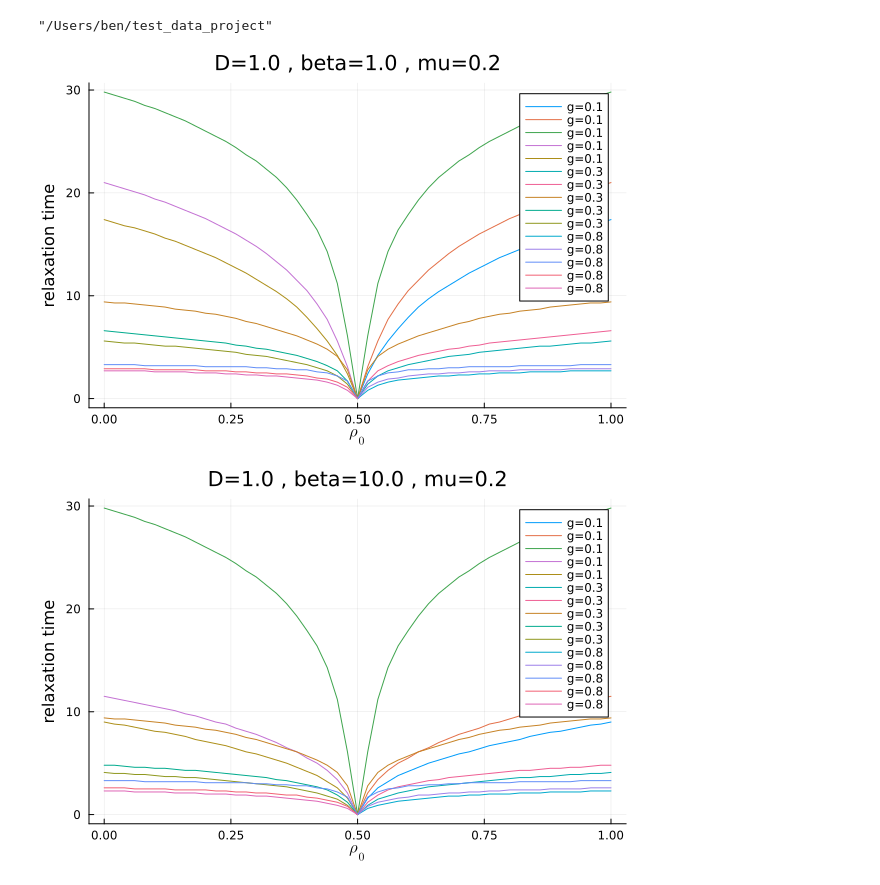
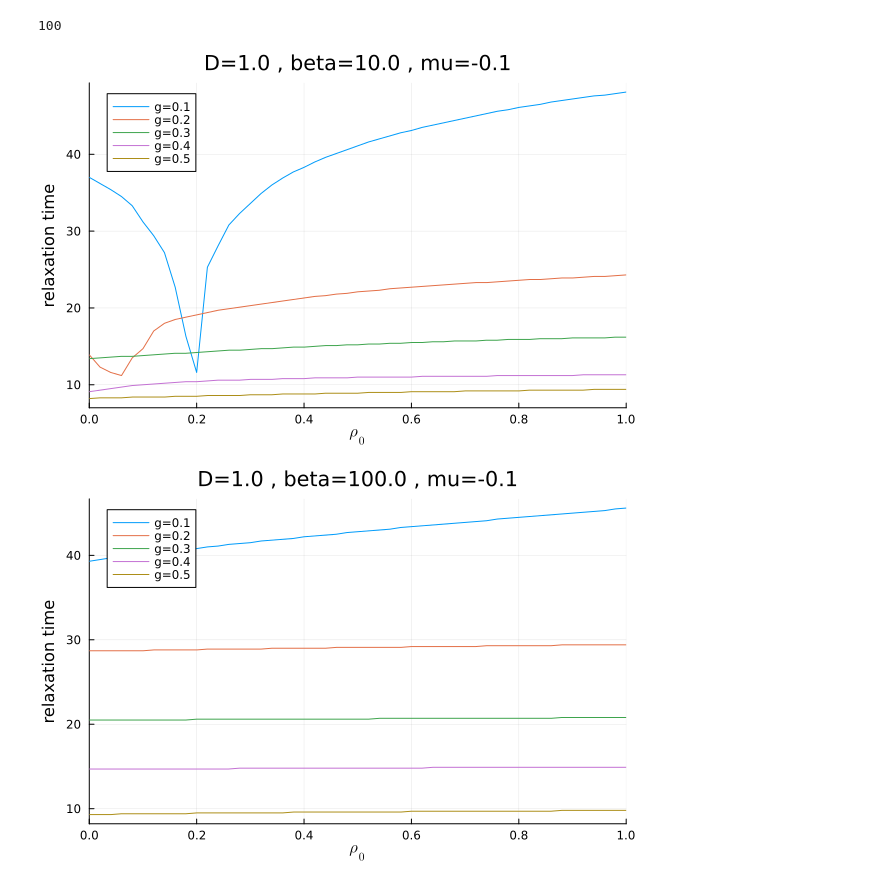
Before and after one commit to FTurci/AgeingManyBodyQuantumSys, a Jupyter notebook: Ben Code/1site_dataAnalysis.ipynb, the cells around one changed output. Saved outputs shown, nothing was run; the diff lists cells and outputs as text; code cells hidden in the pictures.

```diff
--- a/Ben Code/1site_dataAnalysis.ipynb
+++ b/Ben Code/1site_dataAnalysis.ipynb
@@ -9,9 +10,9 @@ BLAS.set_num_threads(4)
 # %%
 bath_shape = "elliptical" #change me
 Ds = [1.0]
-gs = [0.1,0.3,0.8]
-betas = [1.0,10.0,100.0,1000.0]
-mus = [-0.2,-0.1,0.0,0.1,0.2]
+gs = [0.1,0.2,0.3,0.4,0.5]
+betas = [10.0,100.0,1000.0]
+mus = [-0.1,0.0,0.1]
 N = 50
 dt = 0.1
 Esys = 0.0
@@ -19,32 +20,38 @@ sys = N+1
 sys_occs = collect(0.0:0.02:1.0)
 
 save_dir = "/Users/ben/test_data_project"
+
+wsize = 100
 # %% [output]
-"/Users/ben/test_data_project"
+100
 # %%
+for mu in mus
     for beta in betas
         for D in Ds
             p = plot()
             for g  in gs
 
                 filename = joinpath(save_dir, "exact_occs_$(bath_shape)D$(D)g$(g)Esys$(Esys)beta$(beta)mu$(mu)dt$(dt).jld2")
                 @load filename times data
                 relaxation = zeros(length(sys_occs))
                 for i in 1:length(sys_occs)
-                    idx = findfirst(abs.(data[i] .- 0.5) .< 0.01)
+                    #idx = findlast(abs.(data[i] .- data[i][end]) .> 0.0001)
+                    nsys = data[i]
+                    idx = findfirst(k -> maximum(nsys[k:k+wsize]) - minimum(nsys[k:k+wsize]) < 0.001 , collect(1:length(nsys)-wsize))
                     if idx !== nothing
-                        relaxation[i] = times[idx]
+                        relaxation[i] = times[i][idx]
                     else
                         relaxation[i] = NaN
                     end
                 end
-                plot!(p, sys_occs, relaxation, title="D=$D , beta=$beta , mu=$mu",label="g=$g",
+                plot!(p, sys_occs, relaxation, xrange=(0.0,1.0), title="D=$D , beta=$beta , mu=$mu",label="g=$g",
                 xlabel="\$ \\rho_0 \$", ylabel="relaxation time")
 
             end
             display(p)
         end
     end
+end
 # %% [output]
-[figure, old version]
+[figure, new version]
-[figure, old version]
+[figure, new version]
```
Also changed, not shown: parts of 3 cells of this notebook, 9 other files.
